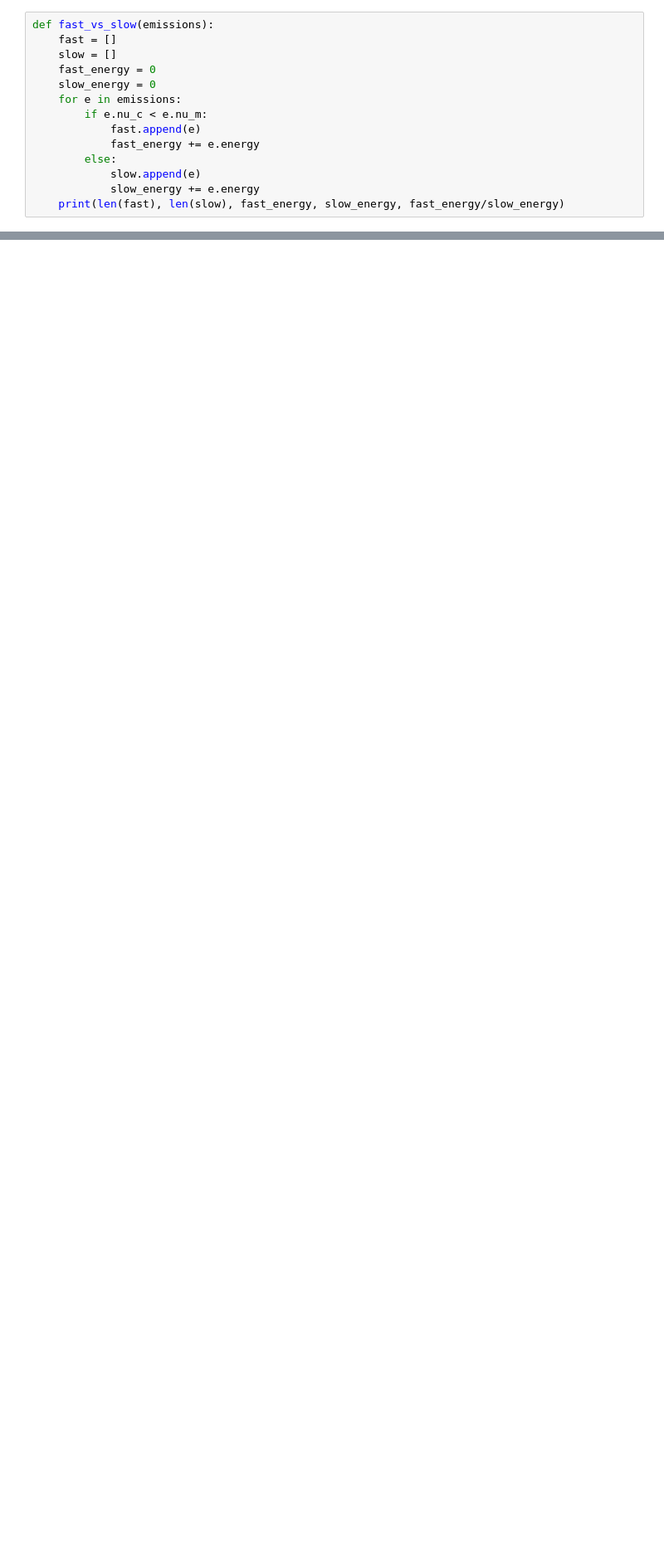
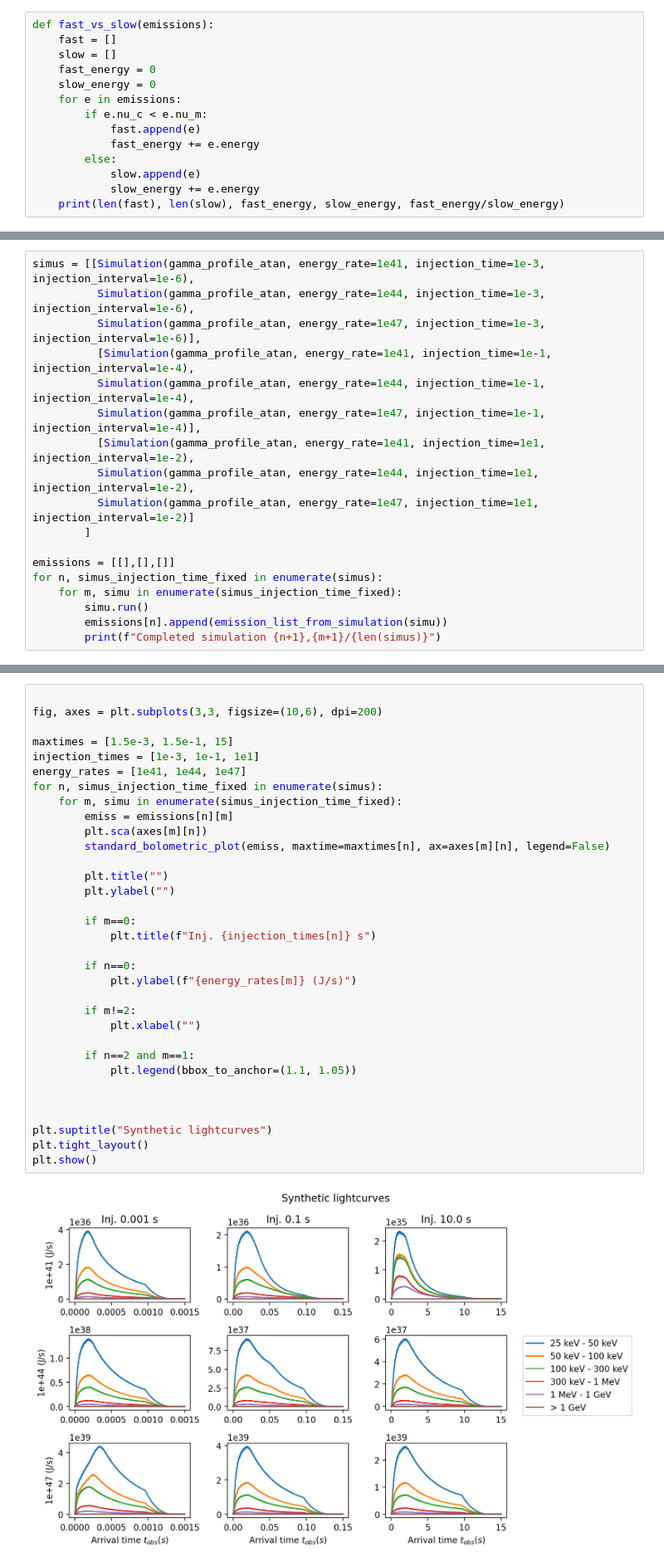
Before and after one commit to solano/gamma-ray-bursts, a Jupyter notebook: gamma-ray-bursts.ipynb, the cells around one changed output, grey strips where cells are left out. Shown at 83% size. Drawn from its saved outputs; the diff is of its cells as text; blank space fills up the shorter version.

```diff
--- a/gamma-ray-bursts.ipynb
+++ b/gamma-ray-bursts.ipynb
@@ -1146,0 +1085,18 @@ for simu, emiss in zip(simus, emissions):
+# %%
+simus = [[Simulation(gamma_profile_atan, energy_rate=1e41, injection_time=1e-3, injection_interval=1e-6),
+          Simulation(gamma_profile_atan, energy_rate=1e44, injection_time=1e-3, injection_interval=1e-6),
+          Simulation(gamma_profile_atan, energy_rate=1e47, injection_time=1e-3, injection_interval=1e-6)],
+          [Simulation(gamma_profile_atan, energy_rate=1e41, injection_time=1e-1, injection_interval=1e-4),
+          Simulation(gamma_profile_atan, energy_rate=1e44, injection_time=1e-1, injection_interval=1e-4),
+          Simulation(gamma_profile_atan, energy_rate=1e47, injection_time=1e-1, injection_interval=1e-4)],
+          [Simulation(gamma_profile_atan, energy_rate=1e41, injection_time=1e1, injection_interval=1e-2),
+          Simulation(gamma_profile_atan, energy_rate=1e44, injection_time=1e1, injection_interval=1e-2),
+          Simulation(gamma_profile_atan, energy_rate=1e47, injection_time=1e1, injection_interval=1e-2)]
+        ]
+
+emissions = [[],[],[]]
+for n, simus_injection_time_fixed in enumerate(simus):
+    for m, simu in enumerate(simus_injection_time_fixed):
+        simu.run()
+        emissions[n].append(emission_list_from_simulation(simu))
+        print(f"Completed simulation {n+1},{m+1}/{len(simus)}")
@@ -1146,0 +1113,35 @@ for simu, emiss in zip(simus, emissions):
+# %%
+
+fig, axes = plt.subplots(3,3, figsize=(10,6), dpi=200)
+
+maxtimes = [1.5e-3, 1.5e-1, 15]
+injection_times = [1e-3, 1e-1, 1e1]
+energy_rates = [1e41, 1e44, 1e47]
+for n, simus_injection_time_fixed in enumerate(simus):
+    for m, simu in enumerate(simus_injection_time_fixed):
+        emiss = emissions[n][m]
+        plt.sca(axes[m][n])
+        standard_bolometric_plot(emiss, maxtime=maxtimes[n], ax=axes[m][n], legend=False)
+
+        plt.title("")
+        plt.ylabel("")
+
+        if m==0:
+            plt.title(f"Inj. {injection_times[n]} s")
+
+        if n==0:
+            plt.ylabel(f"{energy_rates[m]} (J/s)")
+
+        if m!=2:
+            plt.xlabel("")
+
+        if n==2 and m==1:
+            plt.legend(bbox_to_anchor=(1.1, 1.05))
+
+
+
+plt.suptitle("Synthetic lightcurves")
+plt.tight_layout()
+plt.show()
+# %% [output]
+[figure, added]
```
Also changed, not shown: parts of 11 cells of this notebook.
